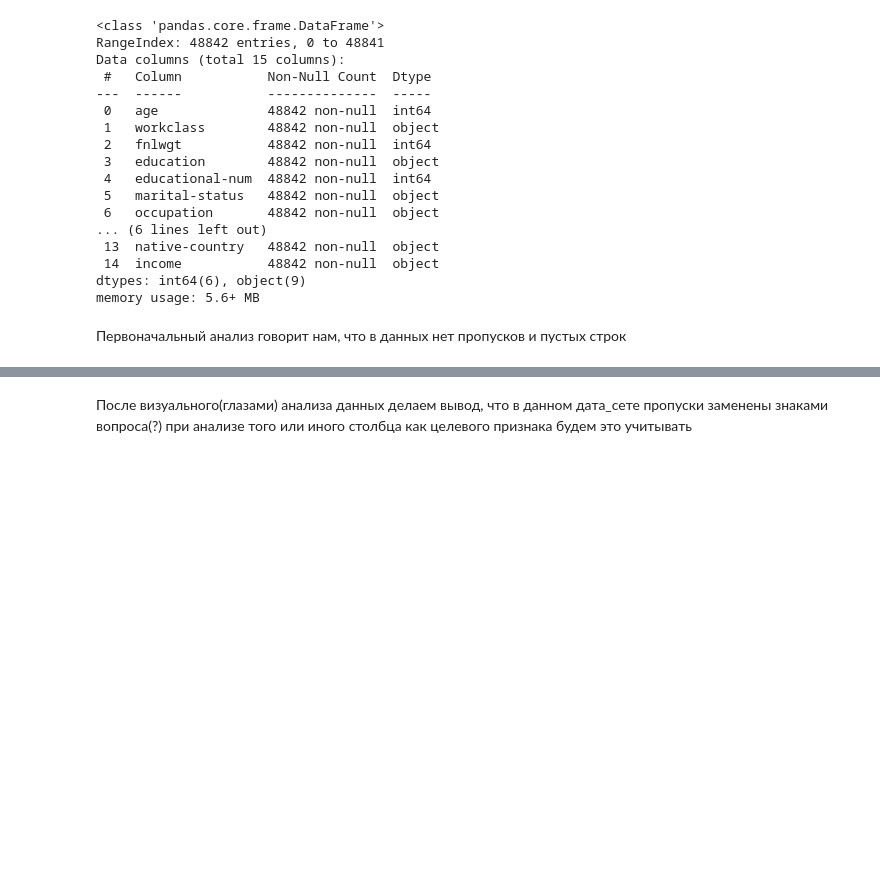
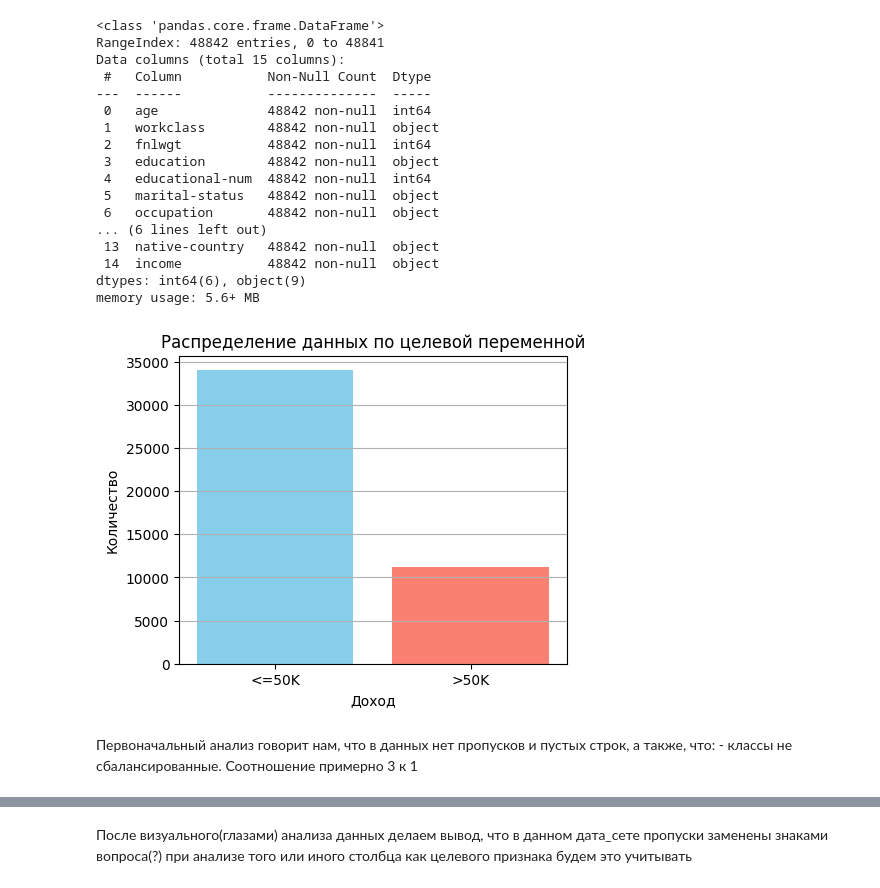
Before and after one commit to koresh123/-Classification-Logistic-Regression-and-SVM, a Jupyter notebook: logistic_and_SVM_regracion.ipynb, the cells around one changed output, grey strips where cells are left out. Drawn from its saved outputs; the diff is of its cells as text; code cells hidden in the pictures; blank space fills up the shorter version.

```diff
--- a/logistic_and_SVM_regracion.ipynb
+++ b/logistic_and_SVM_regracion.ipynb
@@ -43,5 +48,18 @@ Data columns (total 15 columns):
  14  income           48842 non-null  object
 dtypes: int64(6), object(9)
 memory usage: 5.6+ MB
+# %%
+income_counts = data['income'].value_counts()
+# %%
+plt.figure(figsize=(5, 4))
+plt.bar(income_counts.index, income_counts.values, color=['skyblue', 'salmon'])
+plt.title('Распределение данных по целевой переменной')
+plt.xlabel('Доход')
+plt.ylabel('Количество')
+plt.xticks(rotation=0)
+plt.grid(axis='y')
+# %% [output]
+[figure, added]
 # %% [markdown]
-Первоначальный анализ говорит нам, что в данных нет пропусков и пустых строк
+Первоначальный анализ говорит нам, что в данных нет пропусков и пустых строк, а также, что:
+    - классы не сбалансированные. Соотношение примерно 3 к 1
```
Also changed, not shown: parts of 49 cells of this notebook.
